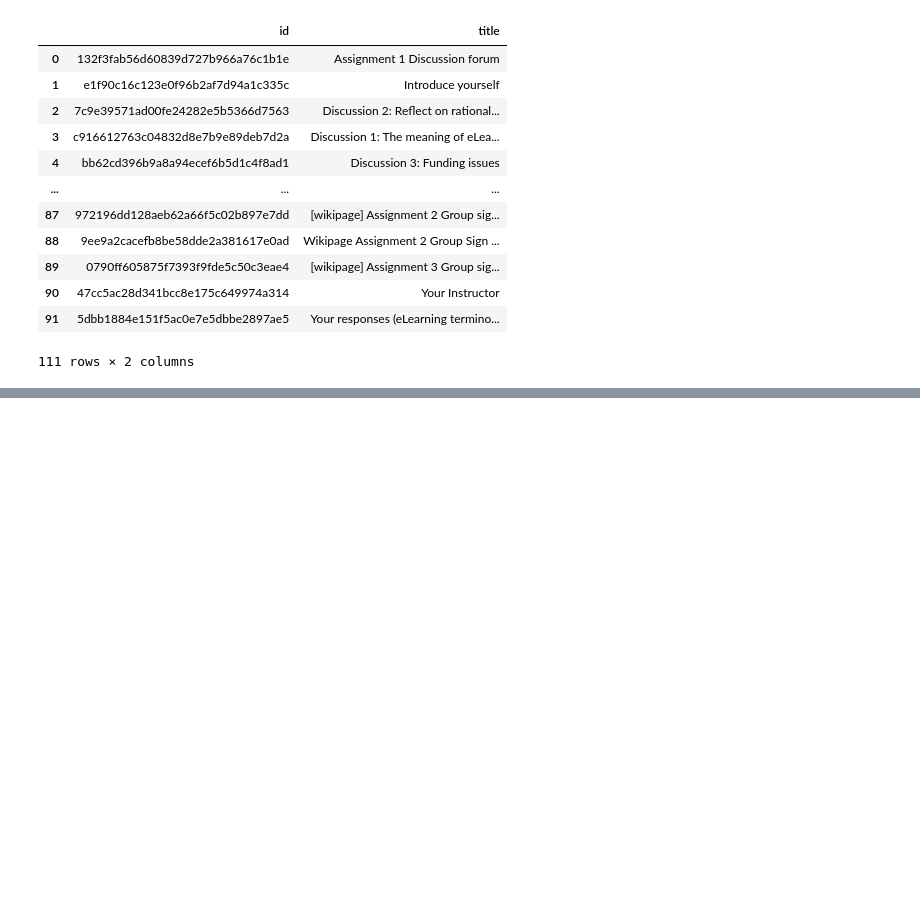
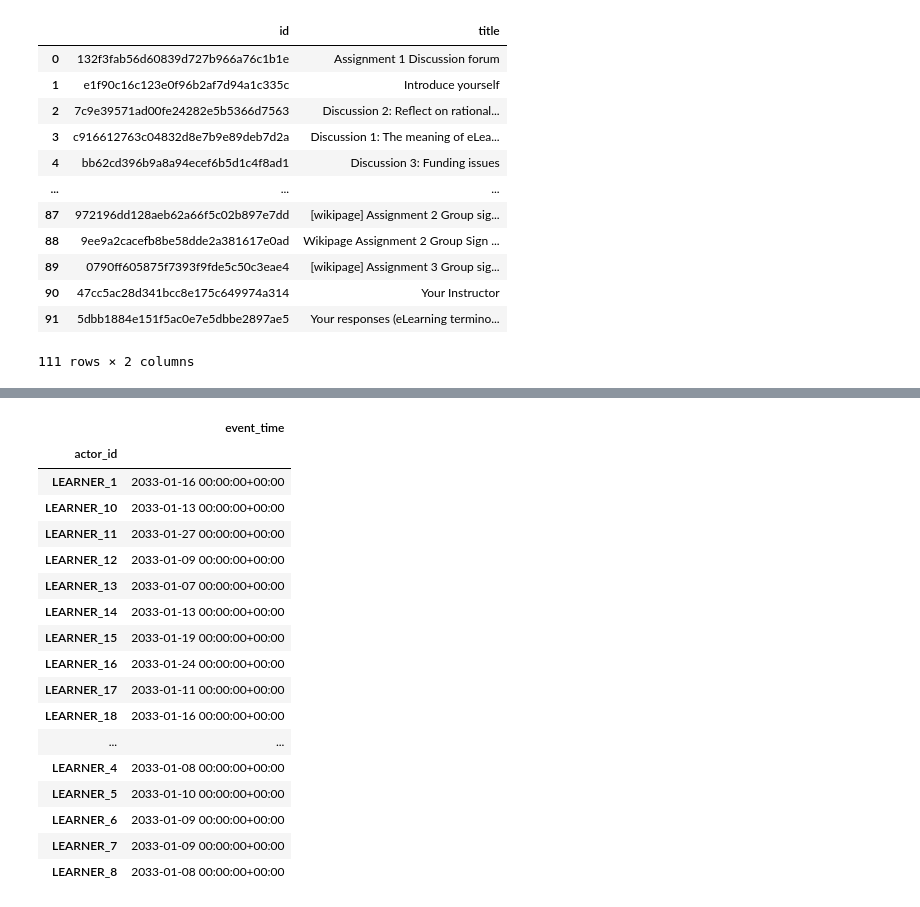
Before and after one commit to UBC-LA-Hackathon/hack-la-2023, a Jupyter notebook: srfrew_eda.ipynb, the cells around one changed output, grey strips where cells are left out. Drawn from its saved outputs; the diff is of its cells as text; code cells hidden in the pictures; blank space fills up the shorter version.

```diff
--- a/srfrew_eda.ipynb
+++ b/srfrew_eda.ipynb
@@ -174,0 +113,32 @@ Name: id, dtype: int64
+# %%
+df_students = pd.DataFrame({"students": navigation_events.actor_id.unique()})
+
+assignment_id = "Assignment 1"
+tmp_assignment = df_assignments.query("name == @assignment_id")
+tmp_assignment_due_date = tmp_assignment.due_at
+tmp_first_accessed = navigation_events.query("object_id == @tmp_assignment.id[0]")[["actor_id", "event_time"]]
+tmp_first_accessed.sort_values(["actor_id", "event_time"]).groupby("actor_id").first()
+tmp_df_students = p
+
+# def plot_percent_viewed(assignment_id):
+
+# plot_percent_viewed()
+# %% [output]
+|  | event_time |
+| actor_id |  |
+| LEARNER_1 | 2033-01-16 00:00:00+00:00 |
+| LEARNER_10 | 2033-01-13 00:00:00+00:00 |
+| LEARNER_11 | 2033-01-27 00:00:00+00:00 |
+| LEARNER_12 | 2033-01-09 00:00:00+00:00 |
+| LEARNER_13 | 2033-01-07 00:00:00+00:00 |
+| LEARNER_14 | 2033-01-13 00:00:00+00:00 |
+| LEARNER_15 | 2033-01-19 00:00:00+00:00 |
+| LEARNER_16 | 2033-01-24 00:00:00+00:00 |
+| LEARNER_17 | 2033-01-11 00:00:00+00:00 |
+| LEARNER_18 | 2033-01-16 00:00:00+00:00 |
+| ... | ... |
+| LEARNER_4 | 2033-01-08 00:00:00+00:00 |
+| LEARNER_5 | 2033-01-10 00:00:00+00:00 |
+| LEARNER_6 | 2033-01-09 00:00:00+00:00 |
+| LEARNER_7 | 2033-01-09 00:00:00+00:00 |
+| LEARNER_8 | 2033-01-08 00:00:00+00:00 |
```
Also changed, not shown: parts of 8 cells of this notebook.
